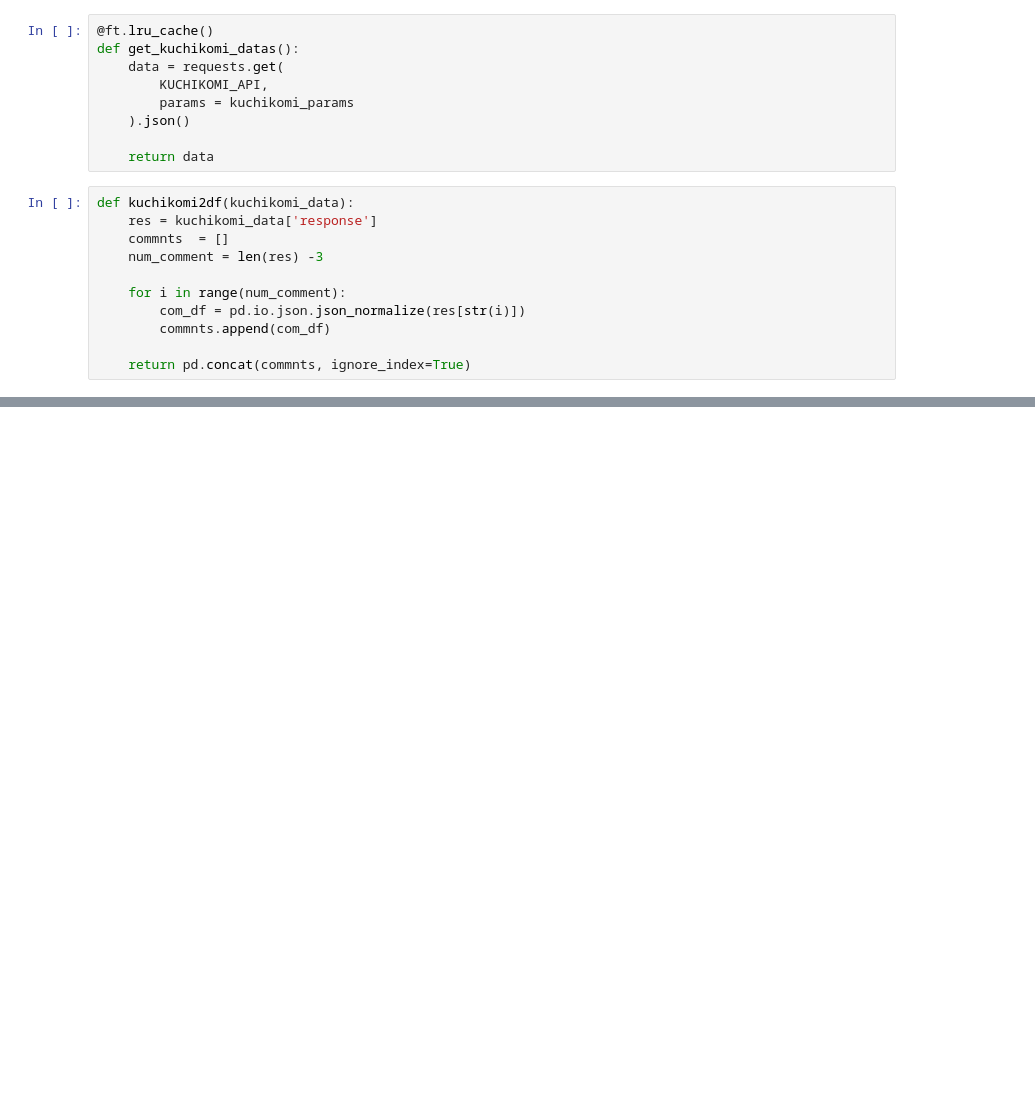
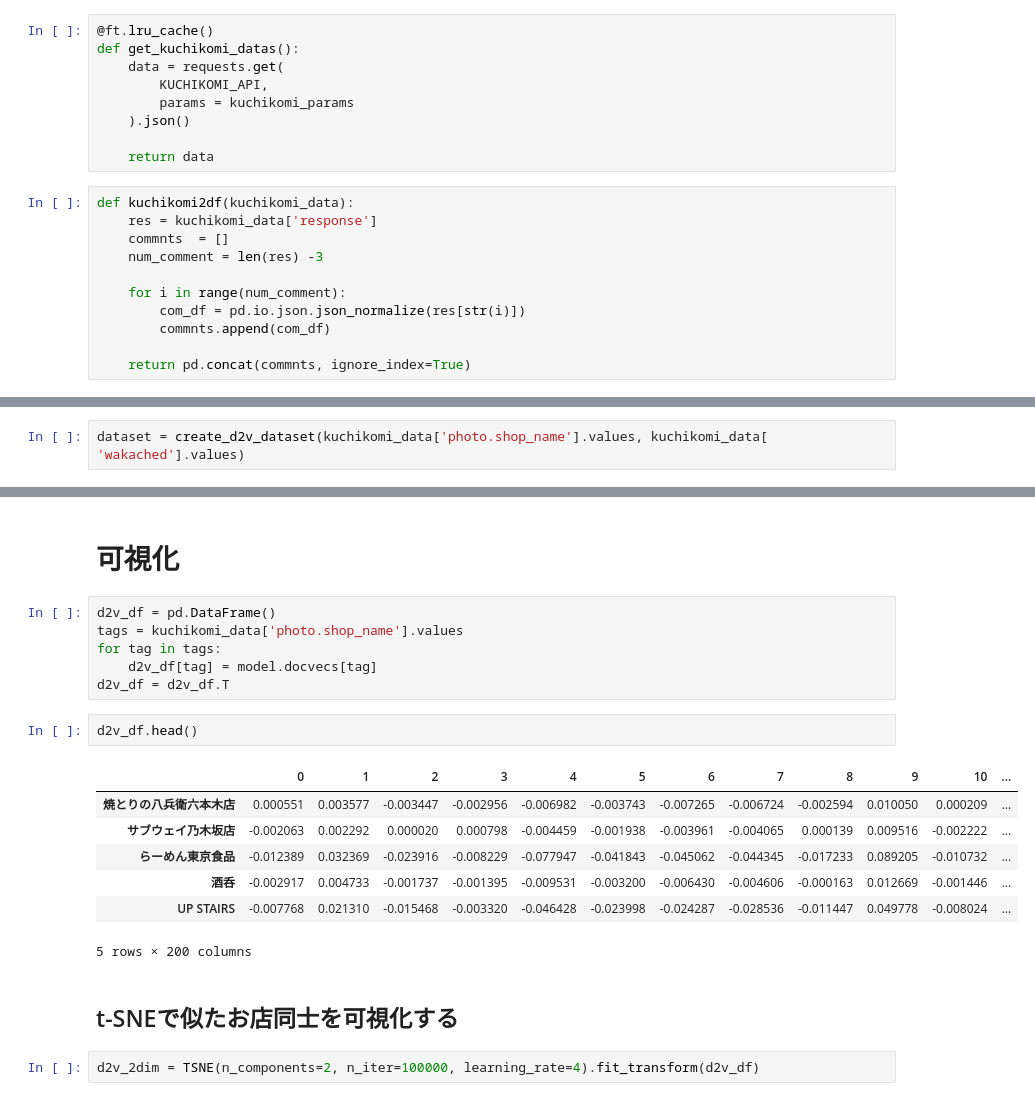
Before and after one commit to hiroaki8388/zono, a Jupyter notebook: scraping/gurunabi_api.ipynb, the cells around one changed output, grey strips where cells are left out. Cells and saved outputs as stored; diff of their text form; blank space fills up the shorter version.

```diff
--- a/scraping/gurunabi_api.ipynb
+++ b/scraping/gurunabi_api.ipynb
@@ -172,0 +231,2 @@ data.head
+# %%
+dataset = create_d2v_dataset(kuchikomi_data['photo.shop_name'].values, kuchikomi_data[ 'wakached'].values)
@@ -172,0 +264,22 @@ data.head
+# %% [markdown]
+# 可視化
+# %%
+d2v_df = pd.DataFrame()
+tags = kuchikomi_data['photo.shop_name'].values
+for tag in tags:
+    d2v_df[tag] = model.docvecs[tag]
+d2v_df = d2v_df.T
+# %%
+d2v_df.head()
+# %% [output]
+|  | 0 | 1 | 2 | 3 | 4 | 5 | 6 | 7 | 8 | 9 | 10 | ... |
+| 焼とりの八兵衛六本木店 | 0.000551 | 0.003577 | -0.003447 | -0.002956 | -0.006982 | -0.003743 | -0.007265 | -0.006724 | -0.002594 | 0.010050 | 0.000209 | ... |
+| サブウェイ乃木坂店 | -0.002063 | 0.002292 | 0.000020 | 0.000798 | -0.004459 | -0.001938 | -0.003961 | -0.004065 | 0.000139 | 0.009516 | -0.002222 | ... |
+| らーめん東京食品 | -0.012389 | 0.032369 | -0.023916 | -0.008229 | -0.077947 | -0.041843 | -0.045062 | -0.044345 | -0.017233 | 0.089205 | -0.010732 | ... |
+| 酒呑 | -0.002917 | 0.004733 | -0.001737 | -0.001395 | -0.009531 | -0.003200 | -0.006430 | -0.004606 | -0.000163 | 0.012669 | -0.001446 | ... |
+| UP STAIRS | -0.007768 | 0.021310 | -0.015468 | -0.003320 | -0.046428 | -0.023998 | -0.024287 | -0.028536 | -0.011447 | 0.049778 | -0.008024 | ... |
+5 rows × 200 columns
+# %% [markdown]
+## t-SNEで似たお店同士を可視化する
+# %%
+d2v_2dim = TSNE(n_components=2, n_iter=100000, learning_rate=4).fit_transform(d2v_df)
```
Also changed, not shown: parts of 22 cells of this notebook.
